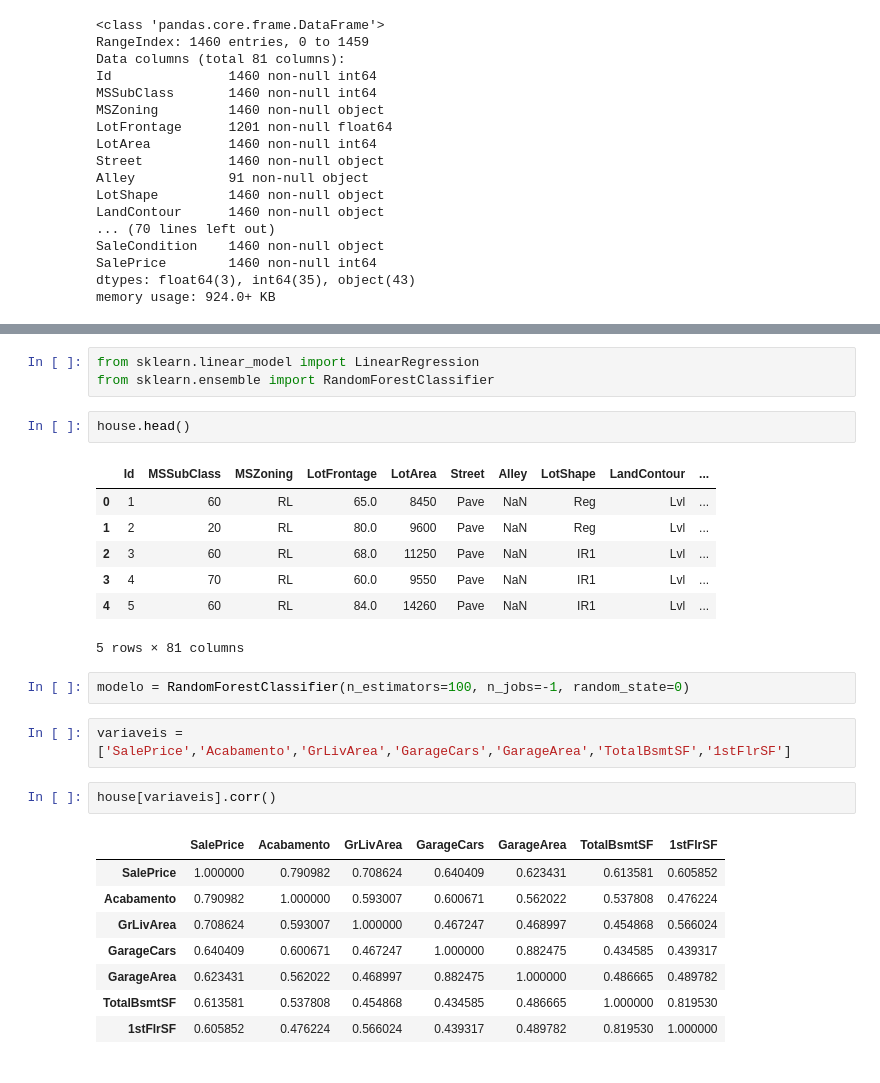
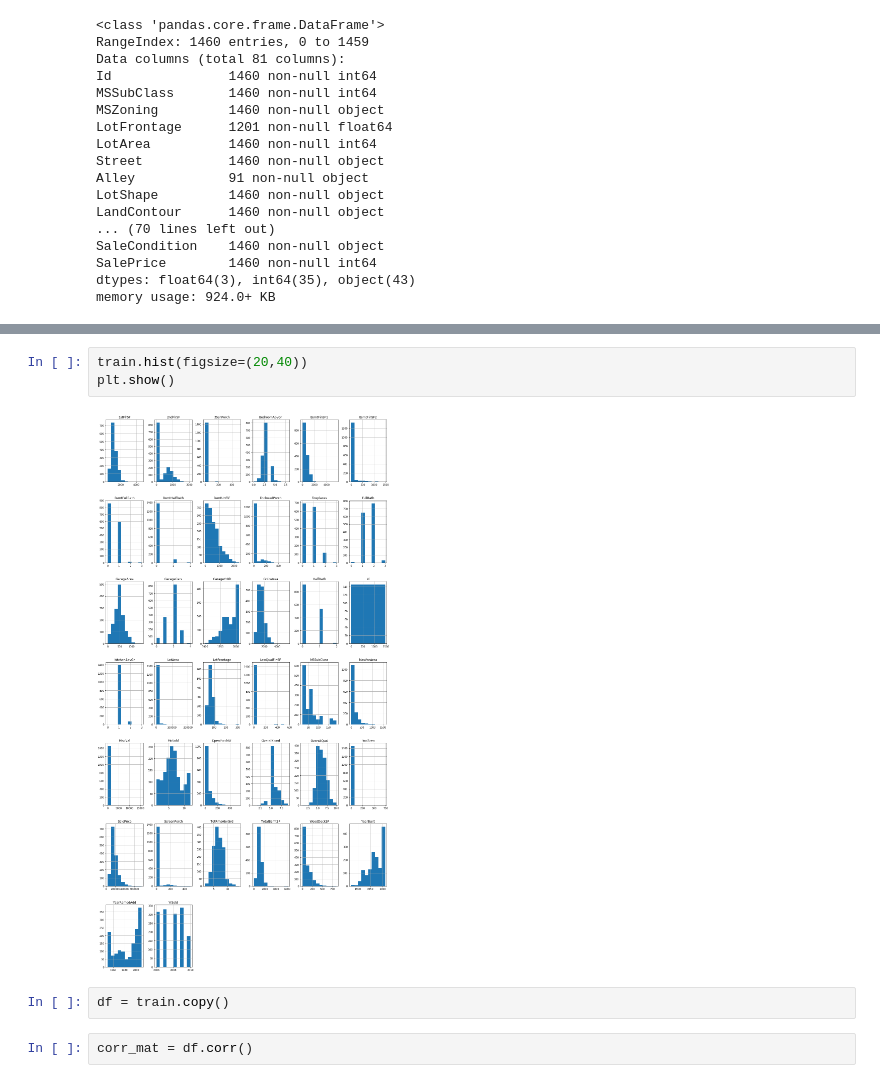
Before and after one commit to Rafaelcvo/house_prices, a Jupyter notebook: house_prices.ipynb, the cells around one changed output, grey strips where cells are left out. Saved outputs shown, nothing was run; the diff lists cells and outputs as text.

Commit message:
primeiro modelo regressao

```diff
--- a/house_prices.ipynb
+++ b/house_prices.ipynb
@@ -133,28 +37,9 @@ array([[-0.20803433, -0.20714171],
-# %%
-from sklearn.linear_model import LinearRegression
-from sklearn.ensemble import RandomForestClassifier
-# %%
-house.head()
-# %% [output]
-|  | Id | MSSubClass | MSZoning | LotFrontage | LotArea | Street | Alley | LotShape | LandContour | ... |
-| 0 | 1 | 60 | RL | 65.0 | 8450 | Pave | NaN | Reg | Lvl | ... |
-| 1 | 2 | 20 | RL | 80.0 | 9600 | Pave | NaN | Reg | Lvl | ... |
-| 2 | 3 | 60 | RL | 68.0 | 11250 | Pave | NaN | IR1 | Lvl | ... |
-| 3 | 4 | 70 | RL | 60.0 | 9550 | Pave | NaN | IR1 | Lvl | ... |
-| 4 | 5 | 60 | RL | 84.0 | 14260 | Pave | NaN | IR1 | Lvl | ... |
-5 rows × 81 columns
-# %%
-modelo = RandomForestClassifier(n_estimators=100, n_jobs=-1, random_state=0)
-# %%
-variaveis = ['SalePrice','Acabamento','GrLivArea','GarageCars','GarageArea','TotalBsmtSF','1stFlrSF']
-# %%
-house[variaveis].corr()
-# %% [output]
-|  | SalePrice | Acabamento | GrLivArea | GarageCars | GarageArea | TotalBsmtSF | 1stFlrSF |
-| SalePrice | 1.000000 | 0.790982 | 0.708624 | 0.640409 | 0.623431 | 0.613581 | 0.605852 |
-| Acabamento | 0.790982 | 1.000000 | 0.593007 | 0.600671 | 0.562022 | 0.537808 | 0.476224 |
-| GrLivArea | 0.708624 | 0.593007 | 1.000000 | 0.467247 | 0.468997 | 0.454868 | 0.566024 |
-| GarageCars | 0.640409 | 0.600671 | 0.467247 | 1.000000 | 0.882475 | 0.434585 | 0.439317 |
-| GarageArea | 0.623431 | 0.562022 | 0.468997 | 0.882475 | 1.000000 | 0.486665 | 0.489782 |
-| TotalBsmtSF | 0.613581 | 0.537808 | 0.454868 | 0.434585 | 0.486665 | 1.000000 | 0.819530 |
-| 1stFlrSF | 0.605852 | 0.476224 | 0.566024 | 0.439317 | 0.489782 | 0.819530 | 1.000000 |
+# %%
+train.hist(figsize=(20,40))
+plt.show()
+# %% [output]
+[figure, added]
+# %%
+df = train.copy()
+# %%
+corr_mat = df.corr()
```
Also changed, not shown: parts of 31 cells of this notebook, 1 other file.
